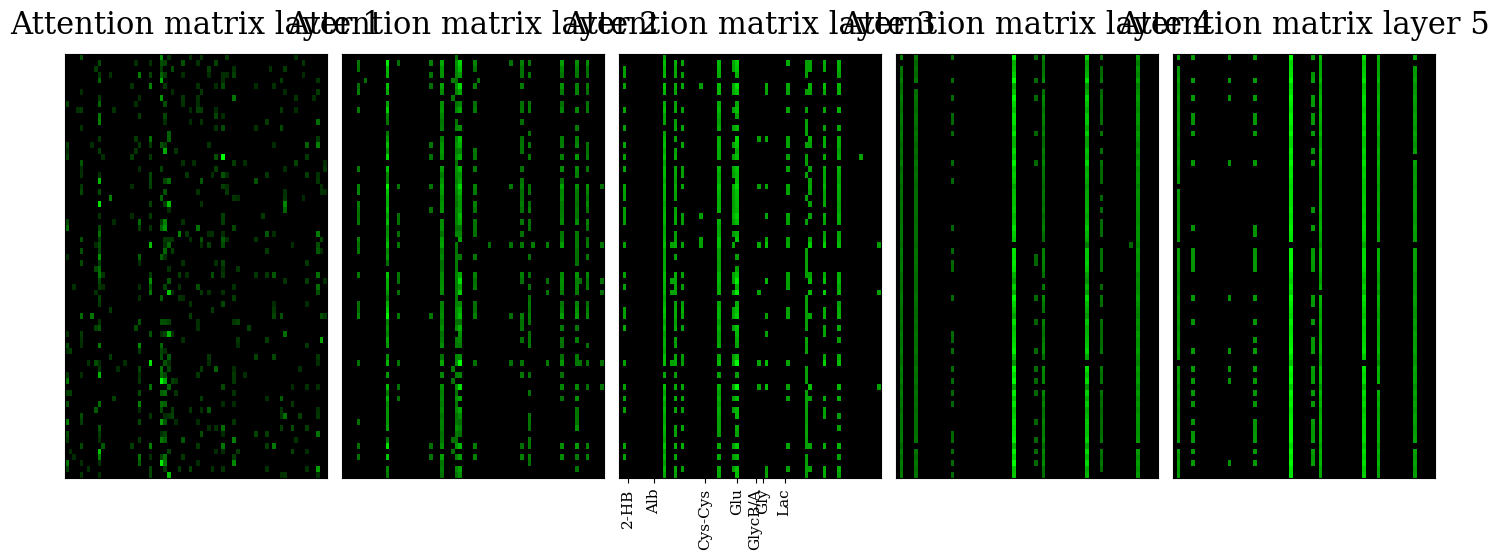
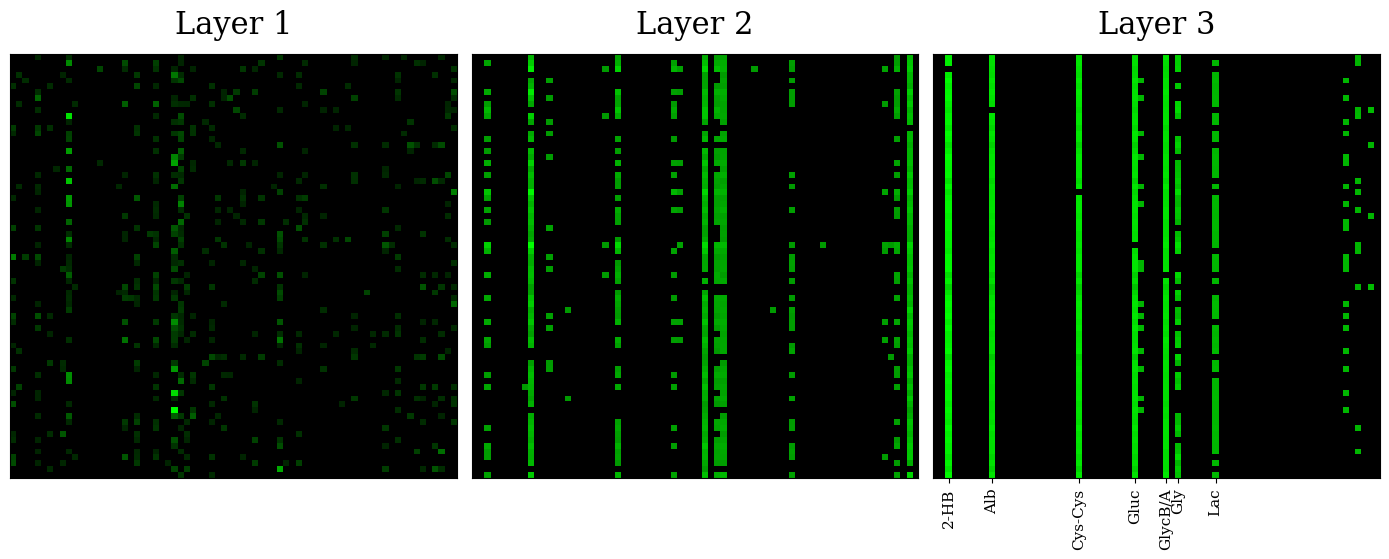
The notebook cell's code change between the first figure and the second:
--- before
+++ after
@@ -1,3 +1,3 @@
-lst_plot = ['2-HB', 'Alb', 'Cys-Cys', 'Glu', 'GlycB/A', 'Gly', 'Lac']
+lst_plot = ['2-HB', 'Alb', 'Cys-Cys', 'Gluc', 'GlycB/A', 'Gly', 'Lac']
 indices = [i for i, x in enumerate(feature_abbrev) if x in lst_plot]
 
@@ -28,5 +28,5 @@
 
     axes[i].imshow(matrix, aspect='auto', cmap=cmap_attn)
-    axes[i].set_title(rf"Attention matrix layer {i+1}", fontsize = 22, pad=15)     
+    axes[i].set_title(rf"Layer {i+1}", fontsize = 22, pad=15)     
              
     # plt.title(title, fontsize=40, pad=10)   
@@ -43,4 +43,4 @@
     
 plt.tight_layout()
-# plt.savefig("Results/attention_matrices.pdf", bbox_inches="tight")
+plt.savefig("Results/attention_matrices.pdf", bbox_inches="tight")
 plt.show()

Commit: new notebooks